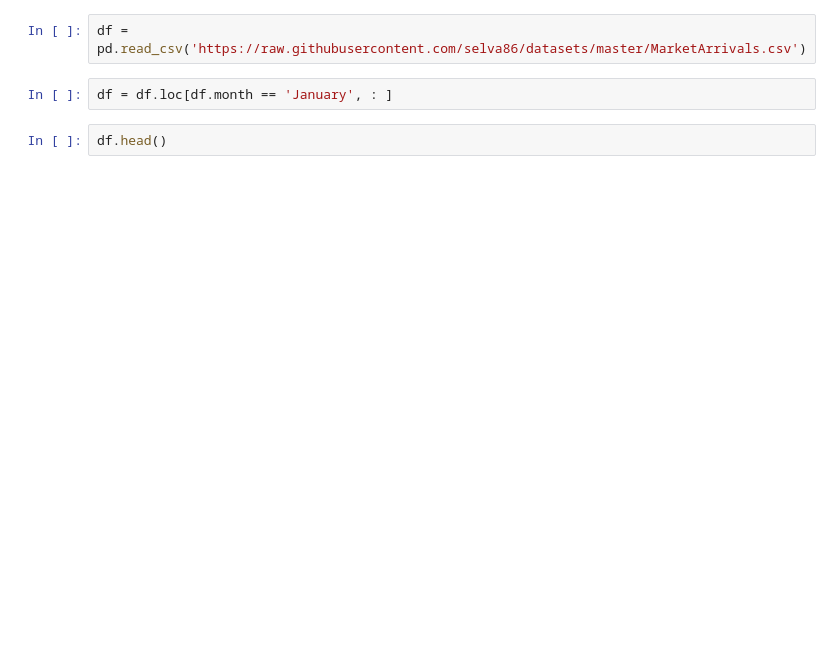
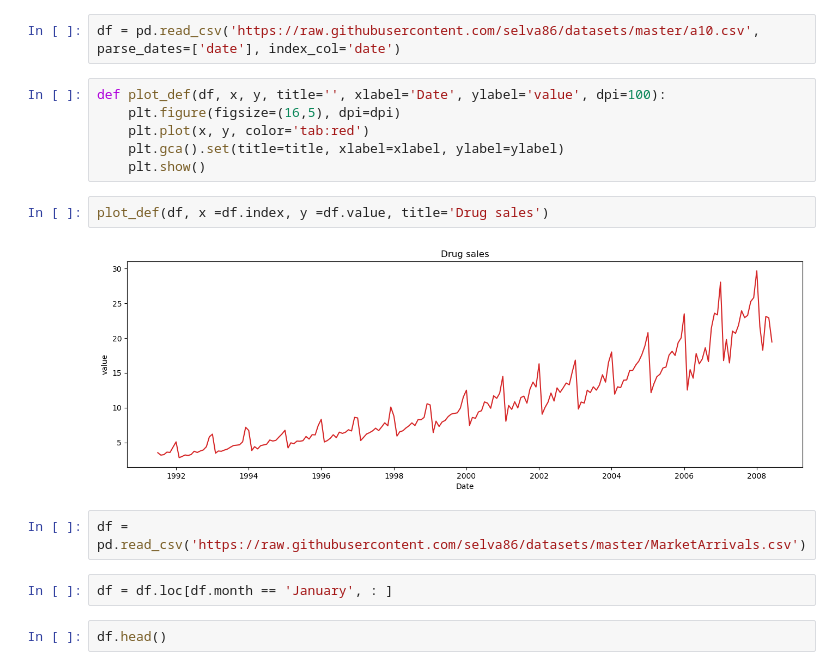
Before and after one commit to david8388/Python-100-Days, a Jupyter notebook: Project/TimeSeries/series.ipynb, the cells around one changed output. Saved outputs shown, nothing was run; the diff lists cells and outputs as text; blank space fills up the shorter version.

Commit message:
Draw plot

```diff
--- a/Project/TimeSeries/series.ipynb
+++ b/Project/TimeSeries/series.ipynb
@@ -14,3 +16,15 @@ df.head()
+# %%
+df = pd.read_csv('https://raw.githubusercontent.com/selva86/datasets/master/a10.csv', parse_dates=['date'], index_col='date')
+# %%
+def plot_def(df, x, y, title='', xlabel='Date', ylabel='value', dpi=100):
+    plt.figure(figsize=(16,5), dpi=dpi)
+    plt.plot(x, y, color='tab:red')
+    plt.gca().set(title=title, xlabel=xlabel, ylabel=ylabel)
+    plt.show()
+# %%
+plot_def(df, x =df.index, y =df.value, title='Drug sales')
+# %% [output]
+[figure, added]
 # %%
 df = pd.read_csv('https://raw.githubusercontent.com/selva86/datasets/master/MarketArrivals.csv')
 # %%
```
Also changed, not shown: parts of 4 cells of this notebook.
